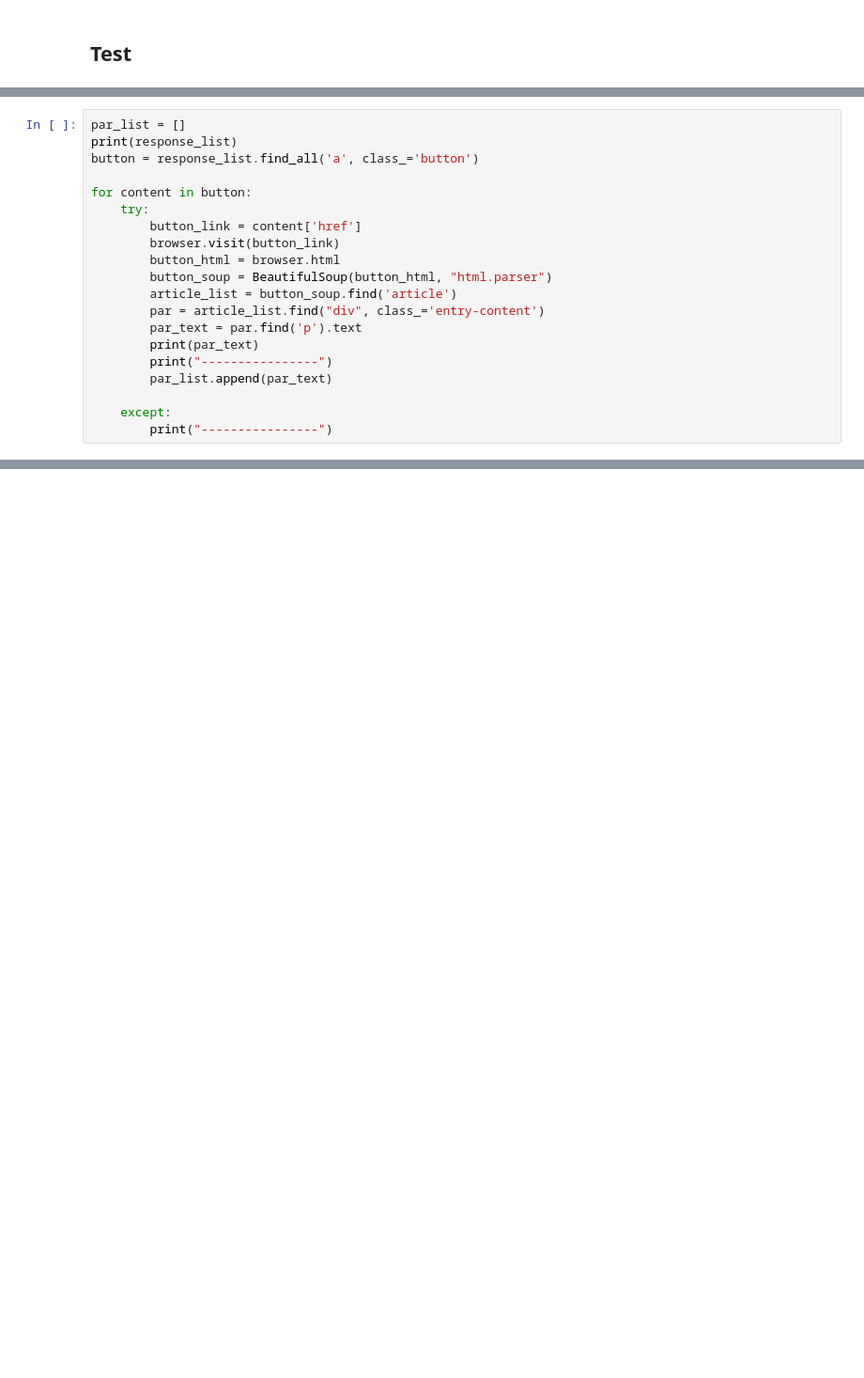
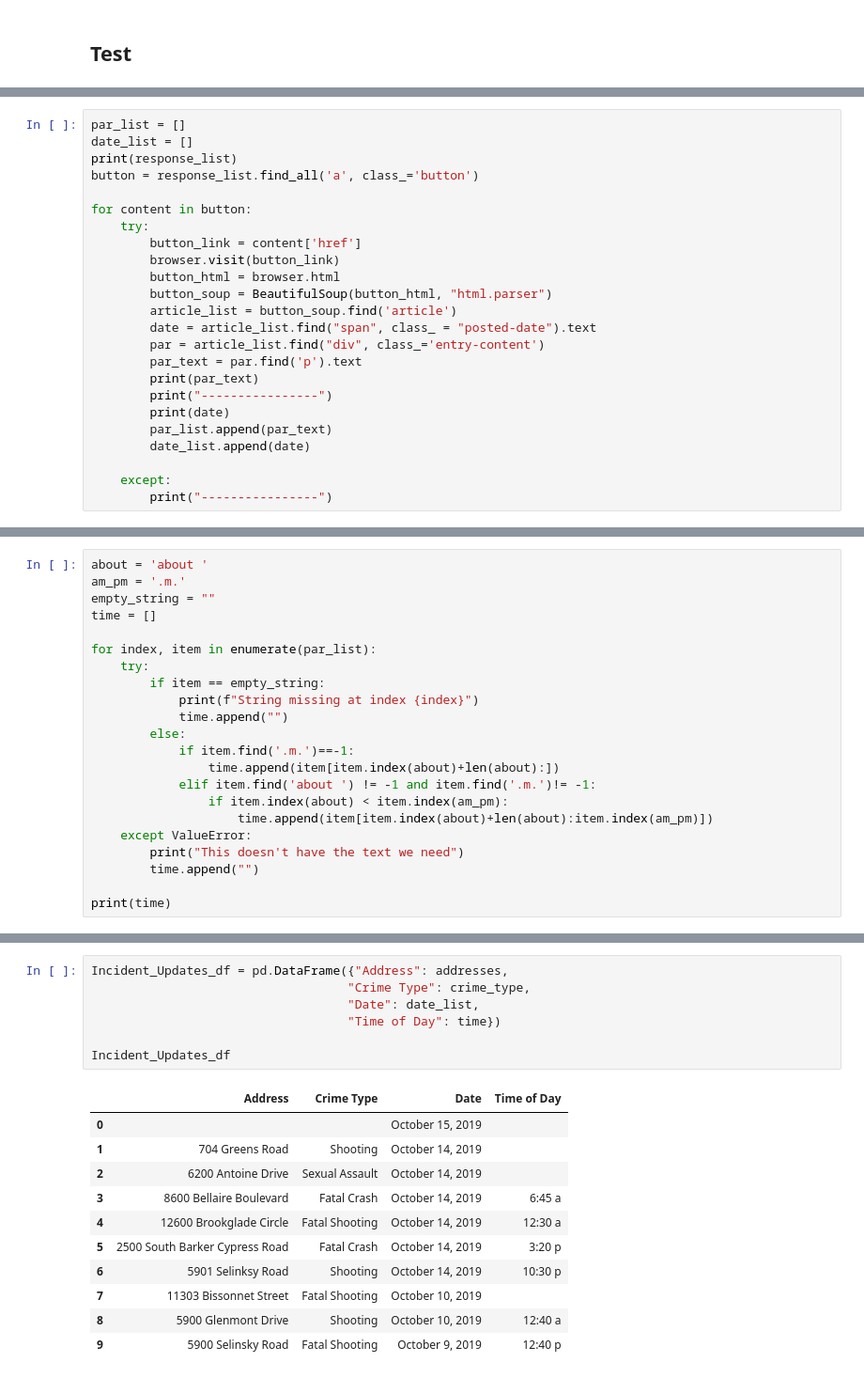
Before and after one commit to ppainuly/HPD-Live-Crime-Alert, a Jupyter notebook: HPD_IncidentUpdates.ipynb, the cells around one changed output, grey strips where cells are left out. Shown at 94% size. Cells and saved outputs as stored; diff of their text form; blank space fills up the shorter version.

Commit message:
data for hpd incident updates

```diff
--- a/HPD_IncidentUpdates.ipynb
+++ b/HPD_IncidentUpdates.ipynb
@@ -263,5 +251,6 @@ ValueError: substring not found
 # %%
 par_list = []
+date_list = []
 print(response_list)
 button = response_list.find_all('a', class_='button')
 
@@ -272,11 +261,14 @@ for content in button:
         button_html = browser.html
         button_soup = BeautifulSoup(button_html, "html.parser")
         article_list = button_soup.find('article')
+        date = article_list.find("span", class_ = "posted-date").text
         par = article_list.find("div", class_='entry-content')
         par_text = par.find('p').text
         print(par_text)
         print("----------------")
+        print(date)
         par_list.append(par_text)
+        date_list.append(date)
 
     except:
         print("----------------")
@@ -388,0 +301,22 @@ return{"dict_policeStation": json.dumps(parameters)}
+# %%
+about = 'about '
+am_pm = '.m.'
+empty_string = ""
+time = []
+
+for index, item in enumerate(par_list):
+    try:
+        if item == empty_string:
+            print(f"String missing at index {index}")
+            time.append("")
+        else:
+            if item.find('.m.')==-1:
+                time.append(item[item.index(about)+len(about):])
+            elif item.find('about ') != -1 and item.find('.m.')!= -1:
+                if item.index(about) < item.index(am_pm):
+                    time.append(item[item.index(about)+len(about):item.index(am_pm)])
+    except ValueError:
+        print("This doesn't have the text we need")
+        time.append("")
+
+print(time)
@@ -388,0 +356,19 @@ return{"dict_policeStation": json.dumps(parameters)}
+# %%
+Incident_Updates_df = pd.DataFrame({"Address": addresses,
+                                   "Crime Type": crime_type,
+                                   "Date": date_list,
+                                   "Time of Day": time})
+
+Incident_Updates_df
+# %% [output]
+|  | Address | Crime Type | Date | Time of Day |
+| 0 |  |  | October 15, 2019 |  |
+| 1 | 704 Greens Road | Shooting | October 14, 2019 |  |
+| 2 | 6200 Antoine Drive | Sexual Assault | October 14, 2019 |  |
+| 3 | 8600 Bellaire Boulevard | Fatal Crash | October 14, 2019 | 6:45 a |
+| 4 | 12600 Brookglade Circle | Fatal Shooting | October 14, 2019 | 12:30 a |
+| 5 | 2500 South Barker Cypress Road | Fatal Crash | October 14, 2019 | 3:20 p |
+| 6 | 5901 Selinksy Road | Shooting | October 14, 2019 | 10:30 p |
+| 7 | 11303 Bissonnet Street | Fatal Shooting | October 10, 2019 |  |
+| 8 | 5900 Glenmont Drive | Shooting | October 10, 2019 | 12:40 a |
+| 9 | 5900 Selinsky Road | Fatal Shooting | October 9, 2019 | 12:40 p |
```
Also changed, not shown: parts of 36 cells of this notebook.
